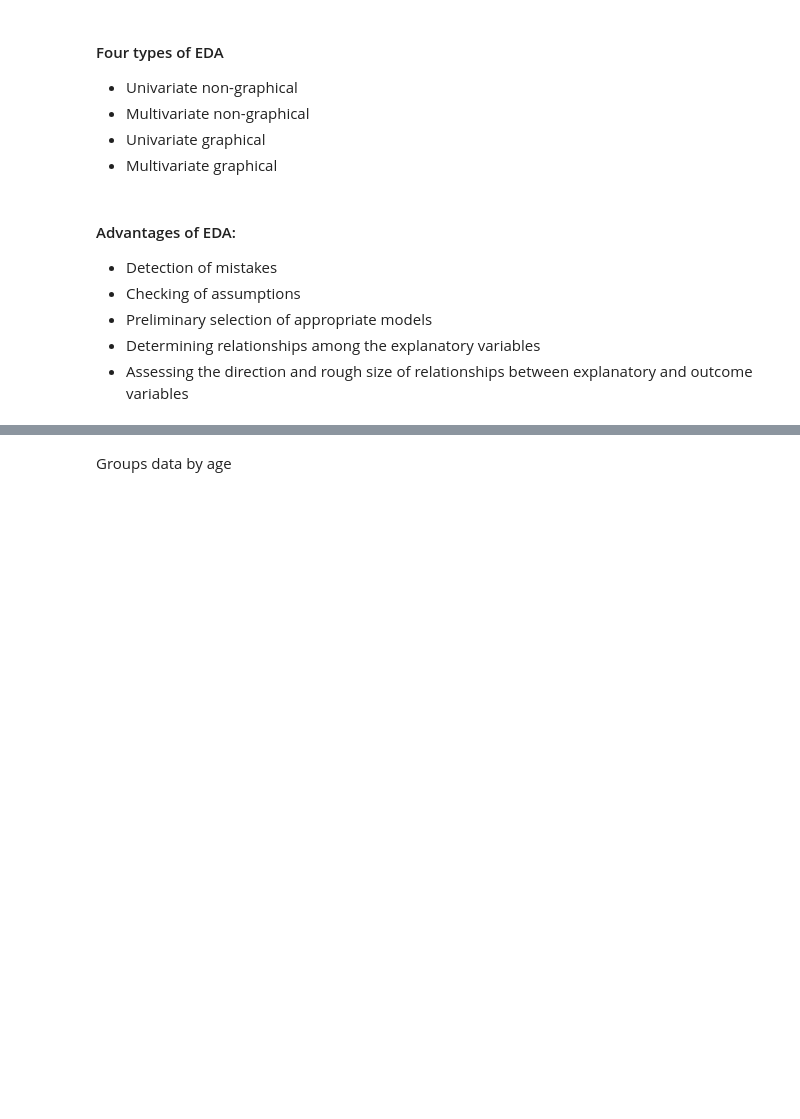
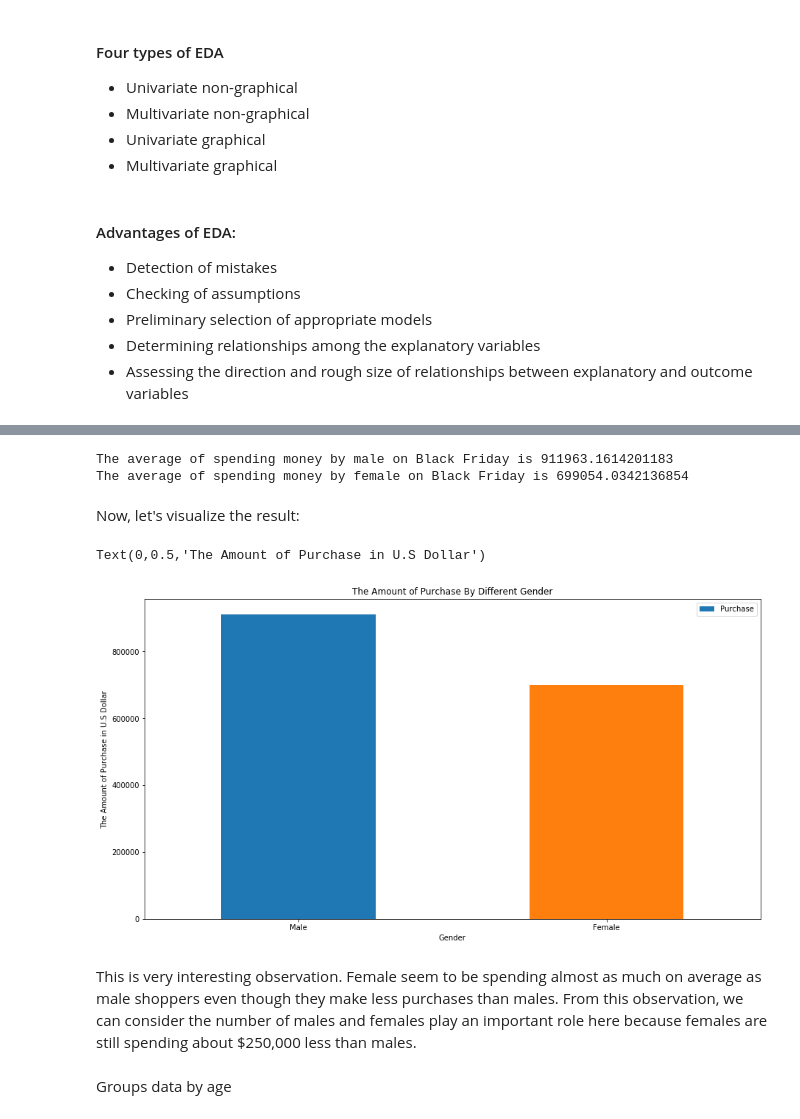
Before and after one commit to mtruon11/Black-Friday-Analysis, a Jupyter notebook: Black-Friday-Analysis.ipynb, the cells around one changed output, grey strips where cells are left out. Cells and saved outputs as stored; diff of their text form; code cells hidden in the pictures; blank space fills up the shorter version.

```diff
--- a/Black-Friday-Analysis.ipynb
+++ b/Black-Friday-Analysis.ipynb
@@ -121,3 +147,29 @@ category_table.head()
+# %%
+male_spending = purchase_by_user[purchase_by_user.Gender=='M'].mean()
+
+female_spending = purchase_by_user[purchase_by_user.Gender=='F'].mean()
+
+print("The average of spending money by male on Black Friday is " + str(male_spending.Purchase))
+
+print("The average of spending money by female on Black Friday is " + str(female_spending.Purchase))
+# %% [output]
+The average of spending money by male on Black Friday is 911963.1614201183
+The average of spending money by female on Black Friday is 699054.0342136854
+# %% [markdown]
+Now, let's visualize the result:
+# %%
+data = {'Gender':["Male", "Female"], 'Purchase': [male_spending.Purchase, female_spending.Purchase]}
+avg_spend_by_gender = pd.DataFrame(data=data)
+ax = avg_spend_by_gender.plot.bar(x='Gender', y='Purchase', rot=0)
+ax.figure.set_size_inches(15, 8)
+plt.title("The Amount of Purchase By Different Gender")
+plt.xlabel("Gender")
+plt.ylabel("The Amount of Purchase in U.S Dollar")
+# %% [output]
+Text(0,0.5,'The Amount of Purchase in U.S Dollar')
+[figure, added]
+# %% [markdown]
+This is very interesting observation. Female seem to be spending almost as much on average as male shoppers even though they make less purchases than males. From this observation, we can consider the number of males and females play an important role here because females are still spending about $250,000 less than males.
 # %% [markdown]
 Groups data by age
 # %%
```
Also changed, not shown: parts of 15 cells of this notebook.
